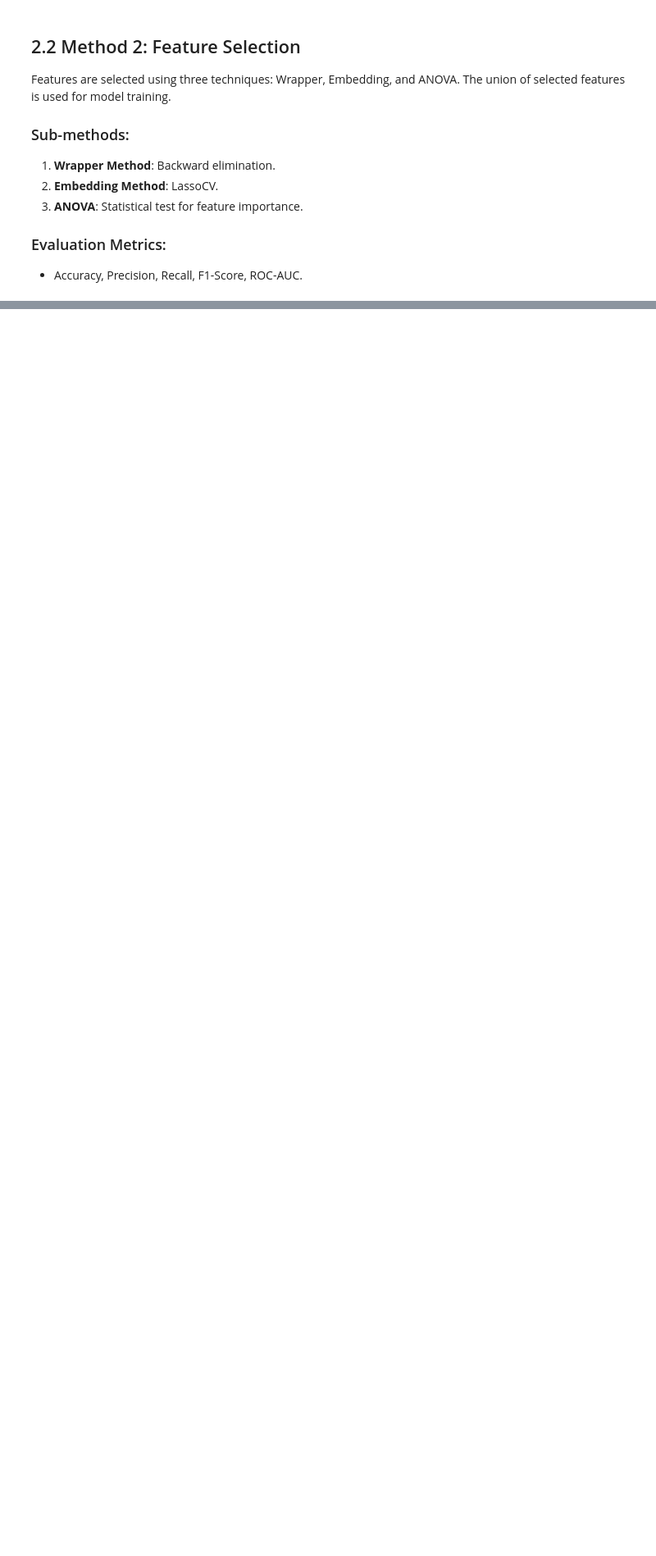
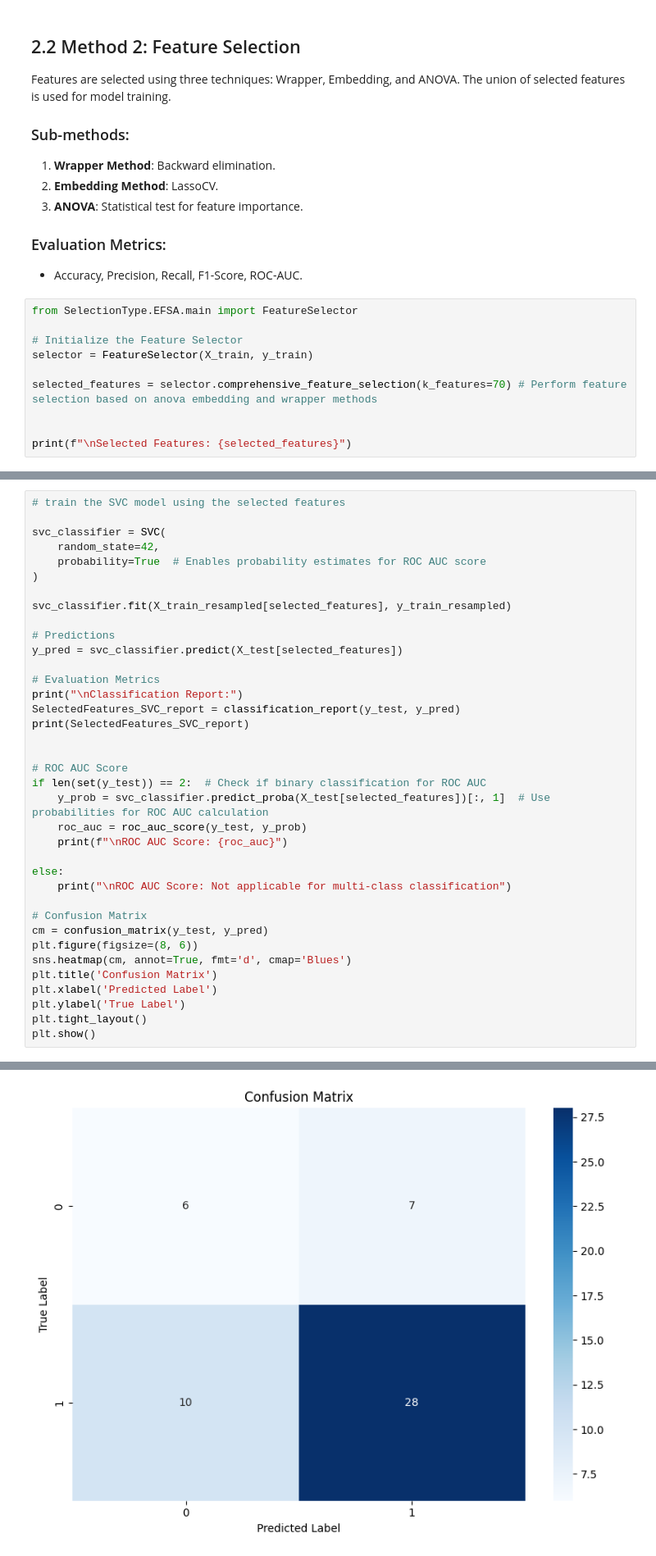
Before and after one commit to SecurDrgorP/ParkinsonML, a Jupyter notebook: ImplSVM.ipynb, the cells around one changed output, grey strips where cells are left out. Shown: that part at 82% size. Drawn from its saved outputs; the diff is of its cells as text; blank space fills up the shorter version.

Commit message:
modells implementation

```diff
--- a/ImplSVM.ipynb
+++ b/ImplSVM.ipynb
@@ -38,3 +205,13 @@ Features are selected using three techniques: Wrapper, Embedding, and ANOVA. The
 
 ### Evaluation Metrics:
 - Accuracy, Precision, Recall, F1-Score, ROC-AUC.
+# %%
+from SelectionType.EFSA.main import FeatureSelector
+
+# Initialize the Feature Selector
+selector = FeatureSelector(X_train, y_train)
+
+selected_features = selector.comprehensive_feature_selection(k_features=70) # Perform feature selection based on anova embedding and wrapper methods
+
+
+print(f"\nSelected Features: {selected_features}")
@@ -40,0 +220,38 @@ Features are selected using three techniques: Wrapper, Embedding, and ANOVA. The
+# %%
+# train the SVC model using the selected features
+
+svc_classifier = SVC(
+    random_state=42,
+    probability=True  # Enables probability estimates for ROC AUC score
+)
+
+svc_classifier.fit(X_train_resampled[selected_features], y_train_resampled)
+
+# Predictions
+y_pred = svc_classifier.predict(X_test[selected_features])
+
+# Evaluation Metrics
+print("\nClassification Report:")
+SelectedFeatures_SVC_report = classification_report(y_test, y_pred)
+print(SelectedFeatures_SVC_report)
+
+
+# ROC AUC Score
+if len(set(y_test)) == 2:  # Check if binary classification for ROC AUC
+    y_prob = svc_classifier.predict_proba(X_test[selected_features])[:, 1]  # Use probabilities for ROC AUC calculation
+    roc_auc = roc_auc_score(y_test, y_prob)
+    print(f"\nROC AUC Score: {roc_auc}")
+
+else:
+    print("\nROC AUC Score: Not applicable for multi-class classification")
+
+# Confusion Matrix
+cm = confusion_matrix(y_test, y_pred)
+plt.figure(figsize=(8, 6))
+sns.heatmap(cm, annot=True, fmt='d', cmap='Blues')
+plt.title('Confusion Matrix')
+plt.xlabel('Predicted Label')
+plt.ylabel('True Label')
+plt.tight_layout()
+plt.show()
+# %% [output]
@@ -41,3 +270,4 @@ Features are selected using three techniques: Wrapper, Embedding, and ANOVA. The
+[figure, added]
 # %% [markdown]
 ## 2.3 Method 3: Dimensionality Reduction
 Principal Component Analysis (PCA) is used to reduce the dataset's dimensionality before applying the **SVM**.
```
Also changed, not shown: parts of 6 cells of this notebook, 13 other files.
